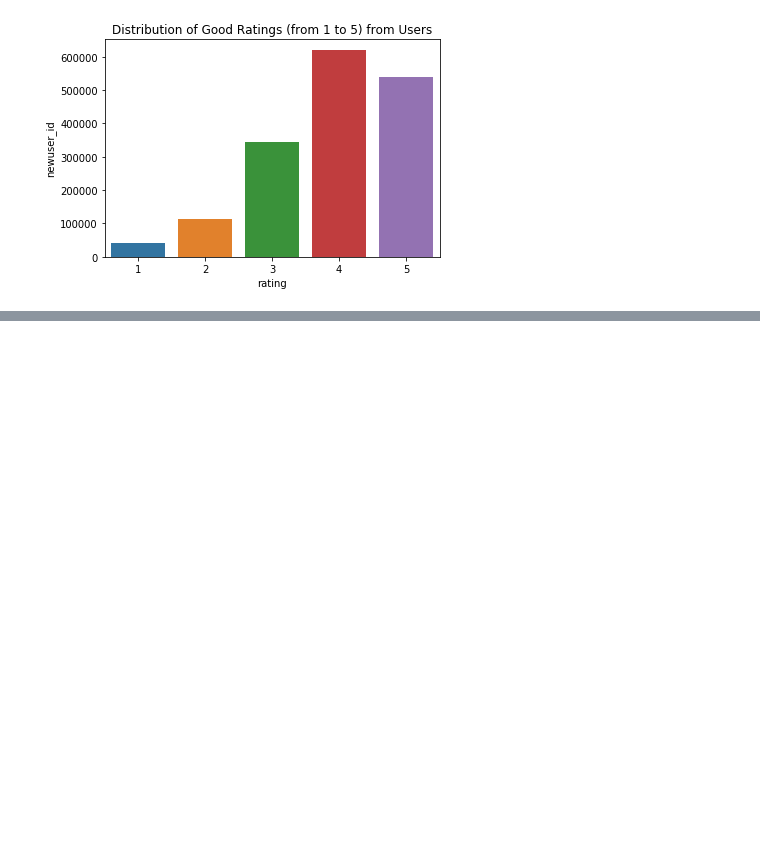
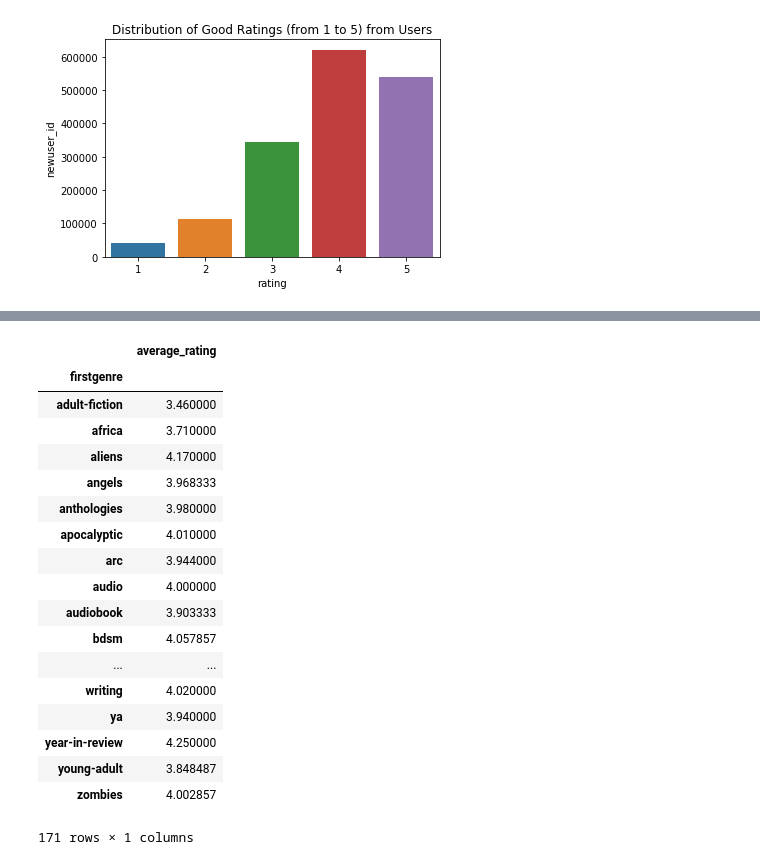
Before and after one commit to myccccccc/RecoBook, a Jupyter notebook: Second_EDA.ipynb, the cells around one changed output, grey strips where cells are left out. Saved outputs shown, nothing was run; the diff lists cells and outputs as text; code cells hidden in the pictures; blank space fills up the shorter version.

```diff
--- a/Second_EDA.ipynb
+++ b/Second_EDA.ipynb
@@ -114,2 +144,25 @@ finalbooks["firstgenre"] = finalbooks["genre"].apply(lambda x: x.split("|")[0])
+# %%
+ratingsforfirstgenre = finalbooks[["firstgenre", "average_rating"]].groupby("firstgenre").agg(np.mean)
+ratingsforfirstgenre
+# %% [output]
+|  | average_rating |
+| firstgenre |  |
+| adult-fiction | 3.460000 |
+| africa | 3.710000 |
+| aliens | 4.170000 |
+| angels | 3.968333 |
+| anthologies | 3.980000 |
+| apocalyptic | 4.010000 |
+| arc | 3.944000 |
+| audio | 4.000000 |
+| audiobook | 3.903333 |
+| bdsm | 4.057857 |
+| ... | ... |
+| writing | 4.020000 |
+| ya | 3.940000 |
+| year-in-review | 4.250000 |
+| young-adult | 3.848487 |
+| zombies | 4.002857 |
+171 rows × 1 columns
 # %%
 # Distribution of the # of Ratings per Book
```
Also changed, not shown: parts of 18 cells of this notebook.
